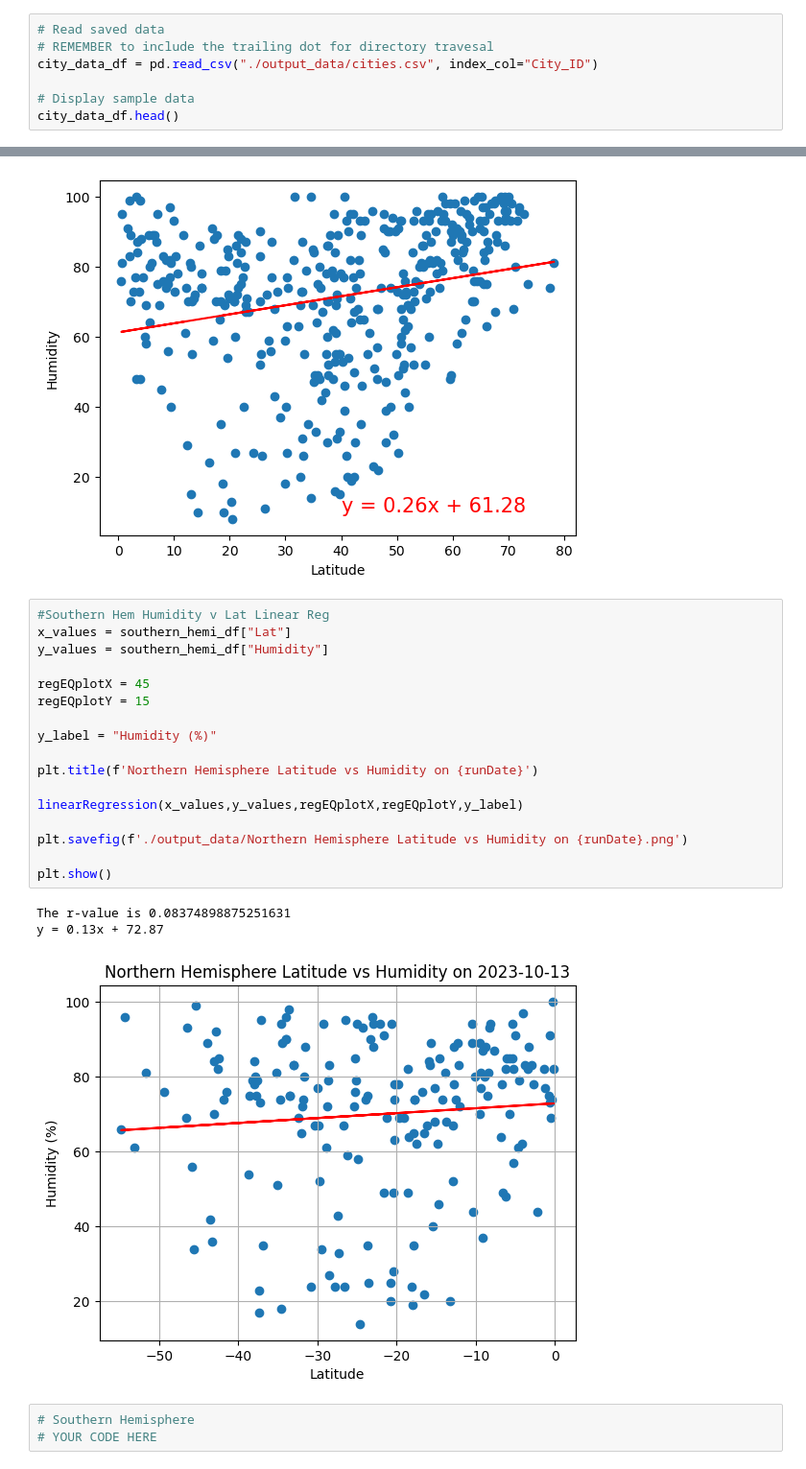
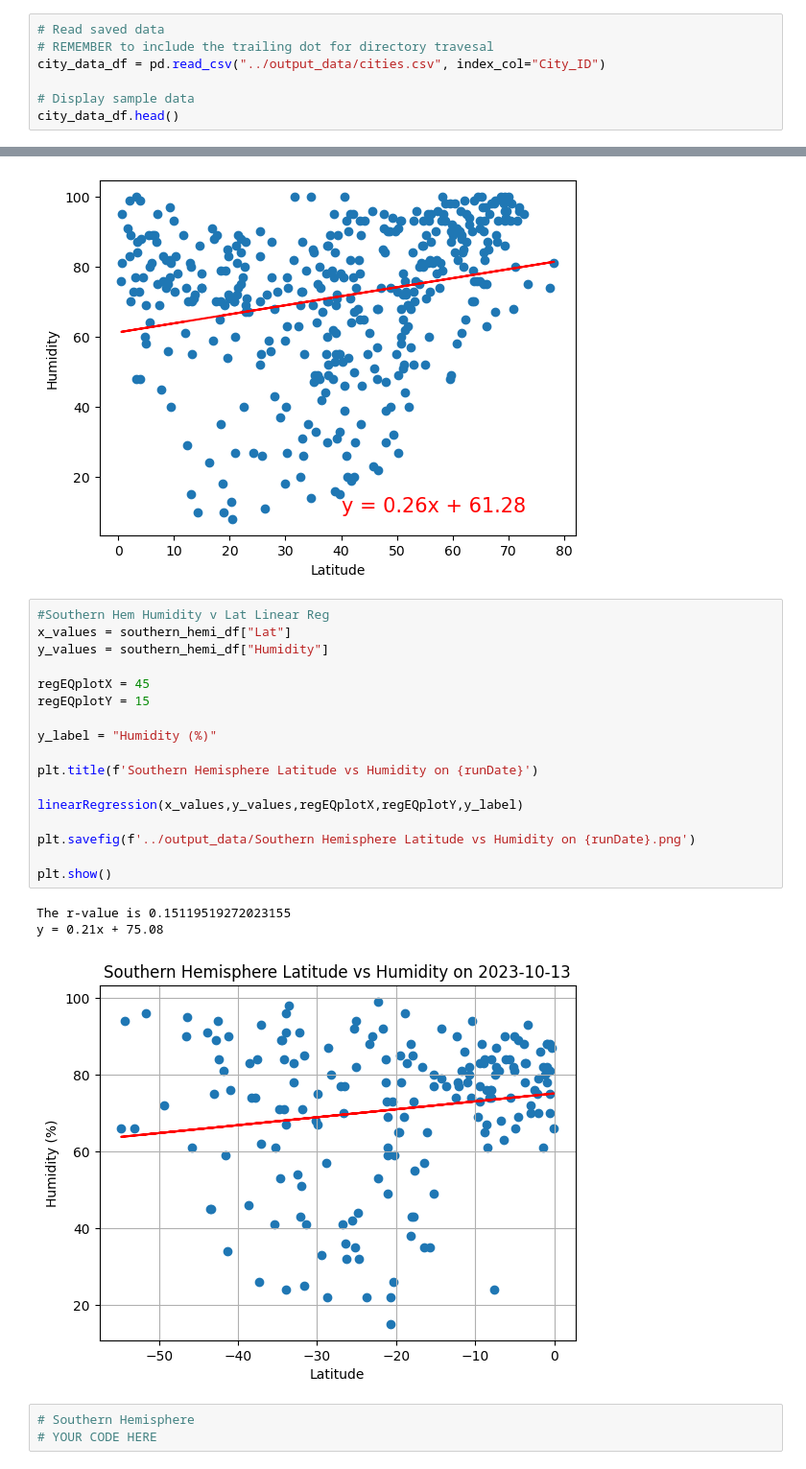
Before and after one commit to rabellan/python-api-challenge, a Jupyter notebook: WeatherPy/WeatherPy.ipynb, the cells around one changed output, grey strips where cells are left out. Shown at 96% size. Saved outputs shown, nothing was run; the diff lists cells and outputs as text.

Commit message:
rearranged output files to be in the same level as WeatherPy and VacationPy folders

```diff
--- a/WeatherPy/WeatherPy.ipynb
+++ b/WeatherPy/WeatherPy.ipynb
@@ -185,7 +185,7 @@ city_data_df.to_csv("./output_data/cities.csv", index_label="City_ID")
 # %%
 # Read saved data
 # REMEMBER to include the trailing dot for directory travesal
-city_data_df = pd.read_csv("./output_data/cities.csv", index_col="City_ID")
+city_data_df = pd.read_csv("../output_data/cities.csv", index_col="City_ID")
 
 # Display sample data
 city_data_df.head()
@@ -442,24 +442,24 @@ The r-value is: 0.05689741545789598
 # %%
 #Southern Hem Humidity v Lat Linear Reg
 x_values = southern_hemi_df["Lat"]
 y_values = southern_hemi_df["Humidity"]
 
 regEQplotX = 45
 regEQplotY = 15
 
 y_label = "Humidity (%)"
 
-plt.title(f'Northern Hemisphere Latitude vs Humidity on {runDate}')
+plt.title(f'Southern Hemisphere Latitude vs Humidity on {runDate}')
 
 linearRegression(x_values,y_values,regEQplotX,regEQplotY,y_label)
 
-plt.savefig(f'./output_data/Northern Hemisphere Latitude vs Humidity on {runDate}.png')
+plt.savefig(f'../output_data/Southern Hemisphere Latitude vs Humidity on {runDate}.png')
 
 plt.show()
 # %% [output]
-The r-value is 0.08374898875251631
-y = 0.13x + 72.87
+The r-value is 0.15119519272023155
+y = 0.21x + 75.08
-[figure, old version]
+[figure, new version]
 # %%
 # Southern Hemisphere
 # YOUR CODE HERE
```
Also changed, not shown: parts of 19 cells of this notebook, 25 other files.
